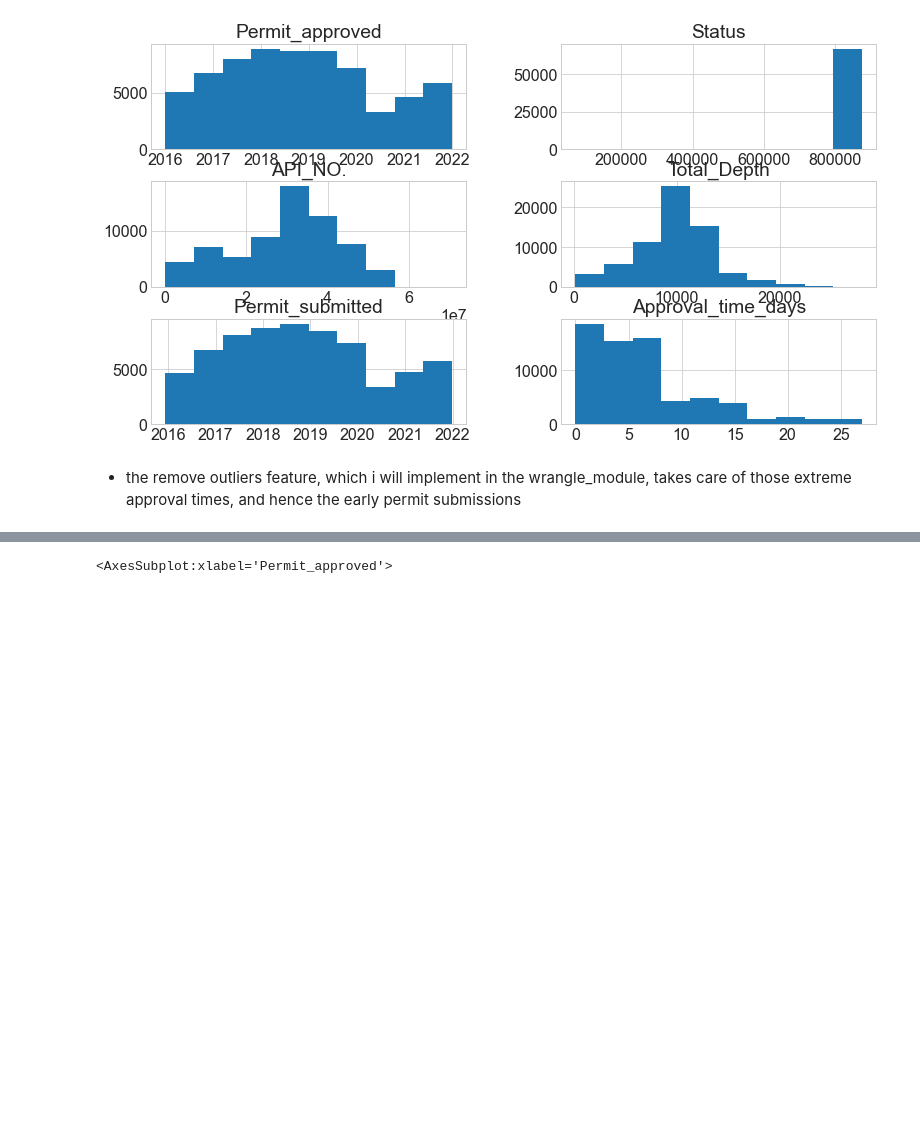
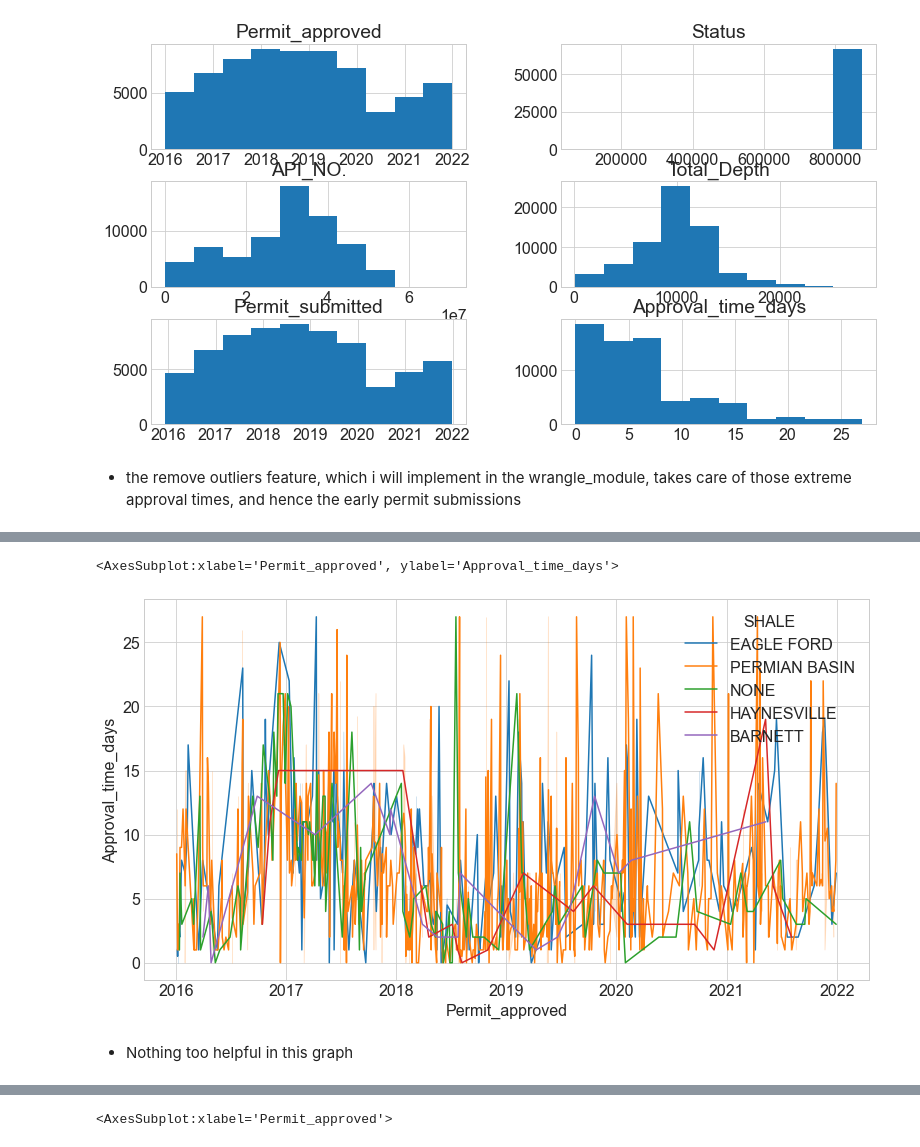
Before and after one commit to brianclements03/Individual_Project, a Jupyter notebook: EXPLORE.ipynb, the cells around one changed output, grey strips where cells are left out. Drawn from its saved outputs; the diff is of its cells as text; code cells hidden in the pictures; blank space fills up the shorter version.

```diff
--- a/EXPLORE.ipynb
+++ b/EXPLORE.ipynb
@@ -200,0 +229,8 @@ array([[<AxesSubplot:title={'center':'Permit_approved'}>,
+# %%
+temp = permits.sample(1000)
+sns.lineplot(data=temp,x=temp.index, y= 'Approval_time_days', hue = 'SHALE')
+# %% [output]
+<AxesSubplot:xlabel='Permit_approved', ylabel='Approval_time_days'>
+[figure, added]
+# %% [markdown]
+- Nothing too helpful in this graph
```
Also changed, not shown: parts of 10 cells of this notebook, 1 other file.
